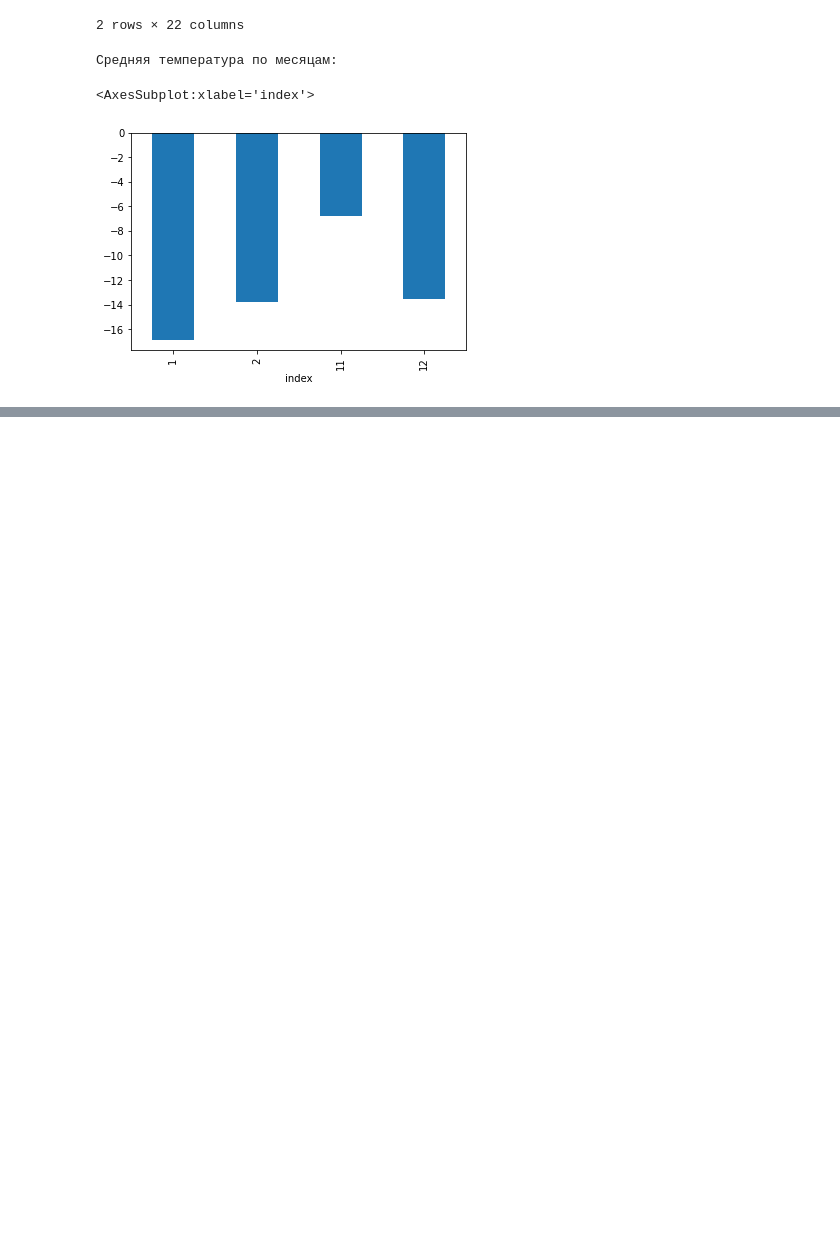
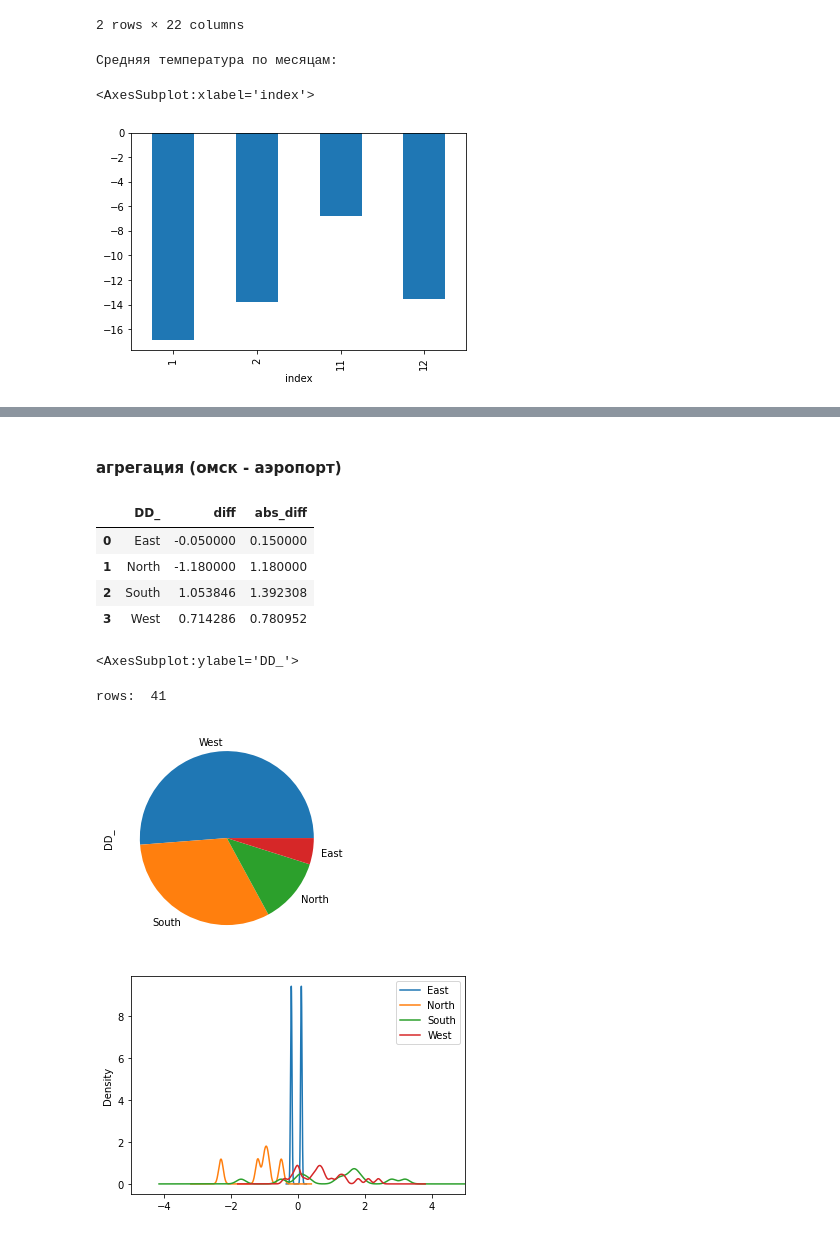
Before and after one commit to dimka11/coursework, a Jupyter notebook: NewData/Console_example.ipynb, the cells around one changed output, grey strips where cells are left out. Cells and saved outputs as stored; diff of their text form; code cells hidden in the pictures; blank space fills up the shorter version.

```diff
--- a/NewData/Console_example.ipynb
+++ b/NewData/Console_example.ipynb
@@ -40,12 +154,6 @@ class WeatherData:
     @staticmethod
     def print_head(table: pd.core.frame.DataFrame, count: int = 5) -> None:
         display(table.head(count))
-# %%
-class AggData:
-    def __init__(self):
-        pass
-    def ex():
-        pass
 # %%
 wd = WeatherData('weather.db')
 wd.print_head(wd.select_all('df_merged'), 2)
@@ -63,0 +186,2 @@ wd.bar_chart(wd.mean_by())
+# %% [markdown]
+#### агрегация (омск - аэропорт)
@@ -63,0 +240,13 @@ wd.bar_chart(wd.mean_by())
+# %%
+weatherC = AggData(df_merged, w_calm=False)
+weatherC.all_data(min_diff=0, with_plot=True, with_kde = True, only_temp_below=-22, Nh=-1, Po=750)
+# %% [output]
+|  | DD_ | diff | abs_diff |
+| 0 | East | -0.050000 | 0.150000 |
+| 1 | North | -1.180000 | 1.180000 |
+| 2 | South | 1.053846 | 1.392308 |
+| 3 | West | 0.714286 | 0.780952 |
+<AxesSubplot:ylabel='DD_'>
+rows:  41
+[figure, added]
+[figure, added]
```
Also changed, not shown: parts of 10 cells of this notebook, 6 other files.
